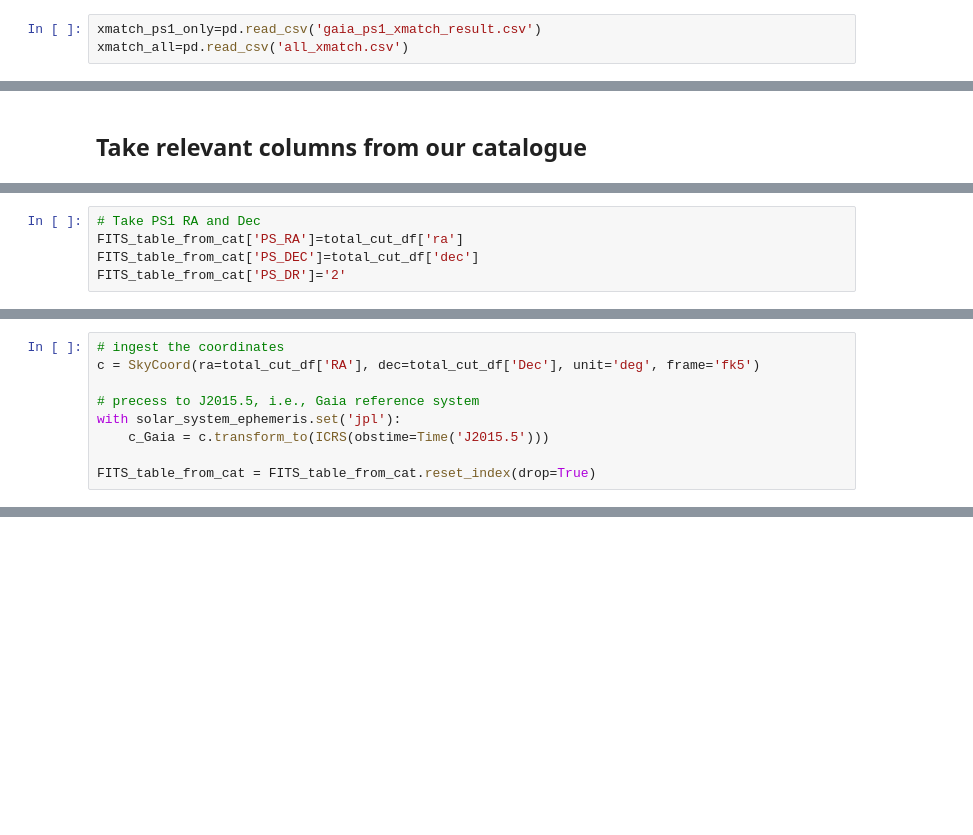
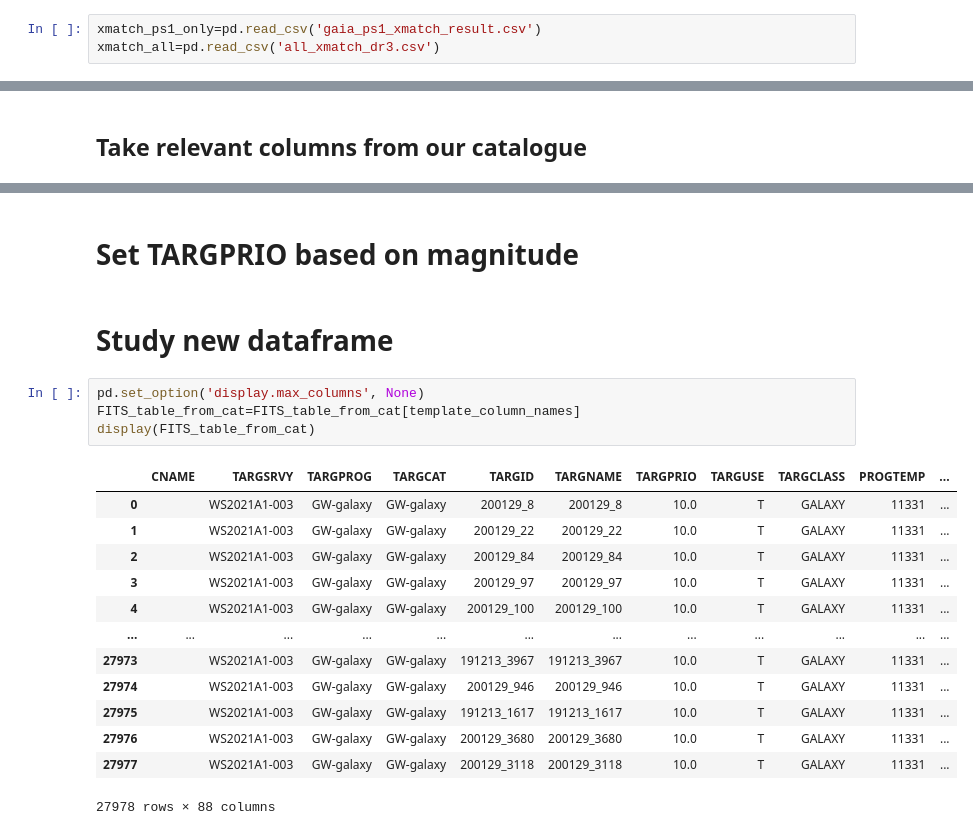
Before and after one commit to Lanasalmon/WEAVE_galaxies, a Jupyter notebook: Combine_191213_200129.ipynb, the cells around one changed output, grey strips where cells are left out. Saved outputs shown, nothing was run; the diff lists cells and outputs as text; blank space fills up the shorter version.

Commit message:
Change back to DR3, ensure all columns filled

```diff
--- a/Combine_191213_200129.ipynb
+++ b/Combine_191213_200129.ipynb
@@ -26,4 +28,4 @@ final_results[['our_id','source','RA','Dec']].to_csv('all_sources_for_gaia.csv')
 # Load in xmatch
 # %%
 xmatch_ps1_only=pd.read_csv('gaia_ps1_xmatch_result.csv')
-xmatch_all=pd.read_csv('all_xmatch.csv')
+xmatch_all=pd.read_csv('all_xmatch_dr3.csv')
@@ -188,8 +298,3 @@ A value is trying to be set on a copy of a slice from a DataFrame.
 Try using .loc[row_indexer,col_indexer] = value instead
 
 See the caveats in the documentation: https://pandas.pydata.org/pandas-docs/stable/user_guide/indexing.html#returning-a-view-versus-a-copy
-# %%
-# Take PS1 RA and Dec
-FITS_table_from_cat['PS_RA']=total_cut_df['ra']
-FITS_table_from_cat['PS_DEC']=total_cut_df['dec']
-FITS_table_from_cat['PS_DR']='2'
@@ -214,9 +302,0 @@ See the caveats in the documentation: https://pandas.pydata.org/pandas-docs/stab
-# %%
-# ingest the coordinates
-c = SkyCoord(ra=total_cut_df['RA'], dec=total_cut_df['Dec'], unit='deg', frame='fk5')
-
-# precess to J2015.5, i.e., Gaia reference system
-with solar_system_ephemeris.set('jpl'):
-    c_Gaia = c.transform_to(ICRS(obstime=Time('J2015.5')))
-
-FITS_table_from_cat = FITS_table_from_cat.reset_index(drop=True)
@@ -224,0 +324,22 @@ TypeError: Coordinate frame got unexpected keywords: ['obstime']
+# %% [markdown]
+# Set TARGPRIO based on magnitude
+# %% [markdown]
+# Study new dataframe
+# %%
+pd.set_option('display.max_columns', None)
+FITS_table_from_cat=FITS_table_from_cat[template_column_names]
+display(FITS_table_from_cat)
+# %% [output]
+|  | CNAME | TARGSRVY | TARGPROG | TARGCAT | TARGID | TARGNAME | TARGPRIO | TARGUSE | TARGCLASS | PROGTEMP | ... |
+| 0 |  | WS2021A1-003 | GW-galaxy | GW-galaxy | 200129_8 | 200129_8 | 10.0 | T | GALAXY | 11331 | ... |
+| 1 |  | WS2021A1-003 | GW-galaxy | GW-galaxy | 200129_22 | 200129_22 | 10.0 | T | GALAXY | 11331 | ... |
+| 2 |  | WS2021A1-003 | GW-galaxy | GW-galaxy | 200129_84 | 200129_84 | 10.0 | T | GALAXY | 11331 | ... |
+| 3 |  | WS2021A1-003 | GW-galaxy | GW-galaxy | 200129_97 | 200129_97 | 10.0 | T | GALAXY | 11331 | ... |
+| 4 |  | WS2021A1-003 | GW-galaxy | GW-galaxy | 200129_100 | 200129_100 | 10.0 | T | GALAXY | 11331 | ... |
+| ... | ... | ... | ... | ... | ... | ... | ... | ... | ... | ... | ... |
+| 27973 |  | WS2021A1-003 | GW-galaxy | GW-galaxy | 191213_3967 | 191213_3967 | 10.0 | T | GALAXY | 11331 | ... |
+| 27974 |  | WS2021A1-003 | GW-galaxy | GW-galaxy | 200129_946 | 200129_946 | 10.0 | T | GALAXY | 11331 | ... |
+| 27975 |  | WS2021A1-003 | GW-galaxy | GW-galaxy | 191213_1617 | 191213_1617 | 10.0 | T | GALAXY | 11331 | ... |
+| 27976 |  | WS2021A1-003 | GW-galaxy | GW-galaxy | 200129_3680 | 200129_3680 | 10.0 | T | GALAXY | 11331 | ... |
+| 27977 |  | WS2021A1-003 | GW-galaxy | GW-galaxy | 200129_3118 | 200129_3118 | 10.0 | T | GALAXY | 11331 | ... |
+27978 rows × 88 columns
```
Also changed, not shown: parts of 16 cells of this notebook, 6 other files.
